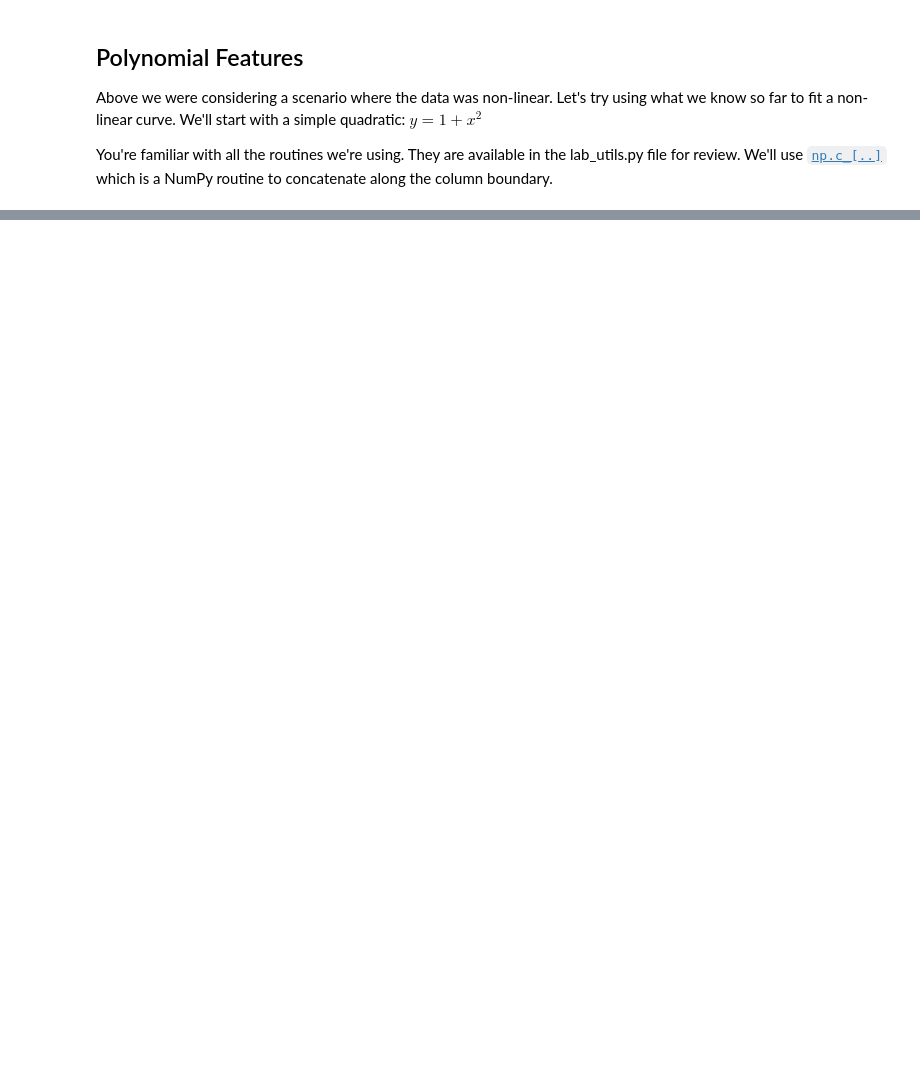
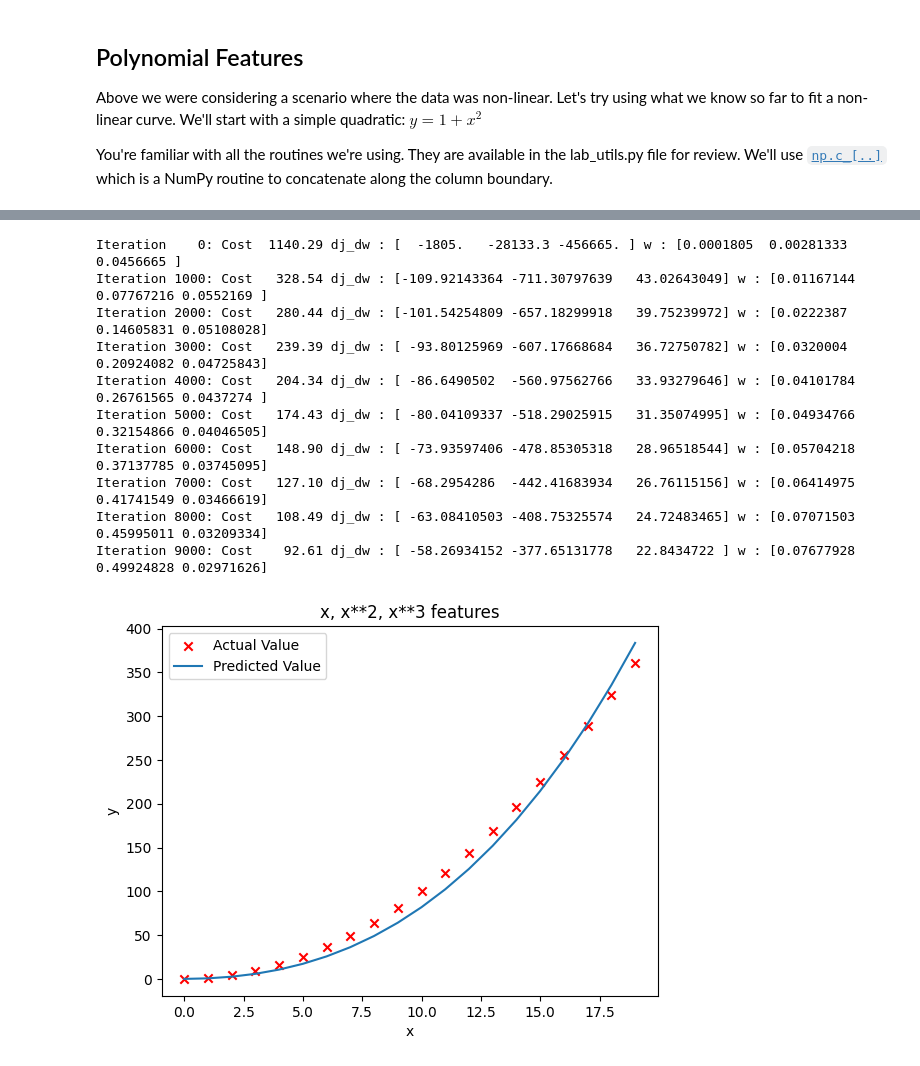
Before and after one commit to vivekdongare81/Machine-learning-workspace, a Jupyter notebook: 5-feature-engineering-&-polynomial-regression.ipynb, the cells around one changed output, grey strips where cells are left out. Saved outputs shown, nothing was run; the diff lists cells and outputs as text; code cells hidden in the pictures; blank space fills up the shorter version.

```diff
--- a/5-feature-engineering-&-polynomial-regression.ipynb
+++ b/5-feature-engineering-&-polynomial-regression.ipynb
@@ -108,0 +145,30 @@ Iteration  900: Cost 369489.88 dj_dw : [-2.49712855] w : [321.09492124]
+# %%
+# create target data
+x = np.arange(0, 20, 1)
+y = x**2
+
+# engineer features .
+X = np.c_[x, x**2, x**3]   #<-- added engineered feature (Gradient will pick x **2 eventually by reducing weights for others)
+# X =
+# [ [0   0    0]
+#  [1   1    1]
+#  [2   4    8]
+#  [3   9   27] ]
+w_init = np.array([0.0 ,0.0 ,0.0])
+b_init = 0
+model_w, model_b , cost_history, param_history = gradient_descent(X, y, w_init, b_init, 1e-7, 10000, compute_cost_nfeatures, compute_gradient_nfeatures)
+
+plt.scatter(x, y, marker='x', c='r', label="Actual Value"); plt.title("x, x**2, x**3 features")
+plt.plot(x, X@model_w + model_b, label="Predicted Value"); plt.xlabel("x"); plt.ylabel("y"); plt.legend(); plt.show()
+# %% [output]
+Iteration    0: Cost  1140.29 dj_dw : [  -1805.   -28133.3 -456665. ] w : [0.0001805  0.00281333 0.0456665 ]
+Iteration 1000: Cost   328.54 dj_dw : [-109.92143364 -711.30797639   43.02643049] w : [0.01167144 0.07767216 0.0552169 ]
+Iteration 2000: Cost   280.44 dj_dw : [-101.54254809 -657.18299918   39.75239972] w : [0.0222387  0.14605831 0.05108028]
+Iteration 3000: Cost   239.39 dj_dw : [ -93.80125969 -607.17668684   36.72750782] w : [0.0320004  0.20924082 0.04725843]
+Iteration 4000: Cost   204.34 dj_dw : [ -86.6490502  -560.97562766   33.93279646] w : [0.04101784 0.26761565 0.0437274 ]
+Iteration 5000: Cost   174.43 dj_dw : [ -80.04109337 -518.29025915   31.35074995] w : [0.04934766 0.32154866 0.04046505]
+Iteration 6000: Cost   148.90 dj_dw : [ -73.93597406 -478.85305318   28.96518544] w : [0.05704218 0.37137785 0.03745095]
+Iteration 7000: Cost   127.10 dj_dw : [ -68.2954286  -442.41683934   26.76115156] w : [0.06414975 0.41741549 0.03466619]
+Iteration 8000: Cost   108.49 dj_dw : [ -63.08410503 -408.75325574   24.72483465] w : [0.07071503 0.45995011 0.03209334]
+Iteration 9000: Cost    92.61 dj_dw : [ -58.26934152 -377.65131778   22.8434722 ] w : [0.07677928 0.49924828 0.02971626]
+[figure, added]
```
Also changed, not shown: parts of 15 cells of this notebook, 1 other file.
